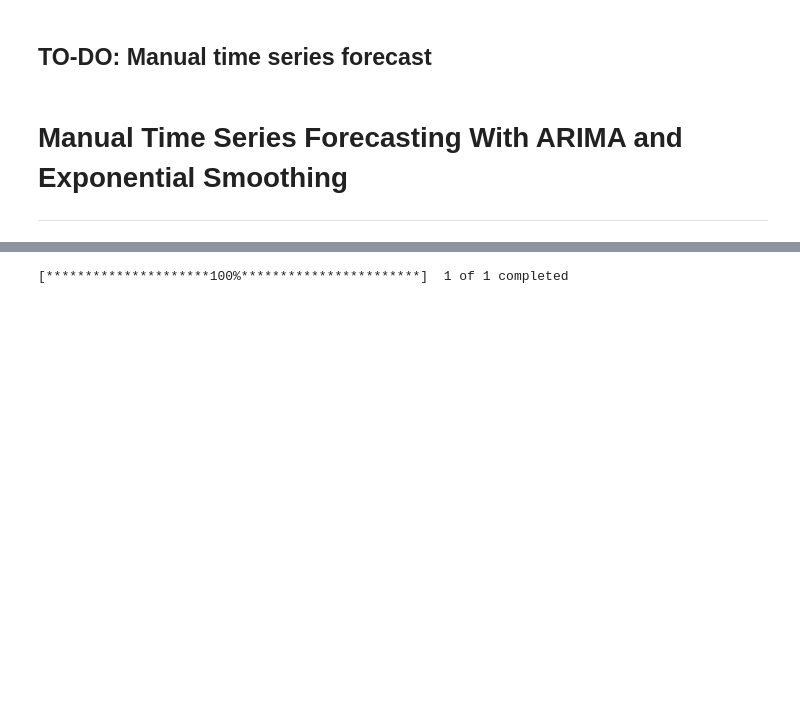
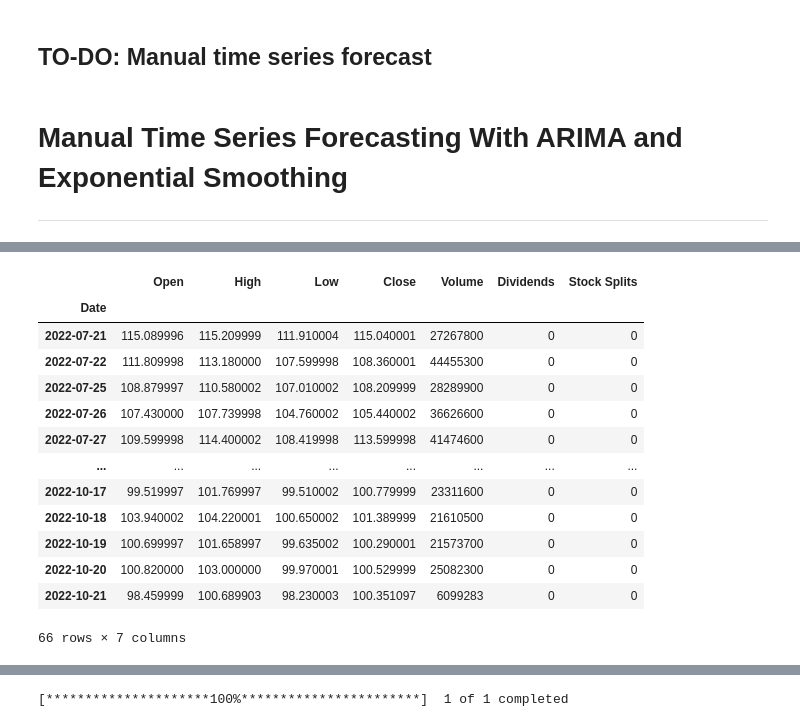
Before and after one commit to furkaneneseren/Time-Series-Prophet, a Jupyter notebook: time-series-prophet.ipynb, the cells around one changed output, grey strips where cells are left out. Cells and saved outputs as stored; diff of their text form; code cells hidden in the pictures; blank space fills up the shorter version.

```diff
--- a/time-series-prophet.ipynb
+++ b/time-series-prophet.ipynb
@@ -916,0 +916,18 @@ train_end_date = "2022-08-14"
+# %%
+data_candle_plot = yf.Ticker("GOOG").history(period="3mo")
+data_candle_plot
+# %% [output]
+|  | Open | High | Low | Close | Volume | Dividends | Stock Splits |
+| Date |  |  |  |  |  |  |  |
+| 2022-07-21 | 115.089996 | 115.209999 | 111.910004 | 115.040001 | 27267800 | 0 | 0 |
+| 2022-07-22 | 111.809998 | 113.180000 | 107.599998 | 108.360001 | 44455300 | 0 | 0 |
+| 2022-07-25 | 108.879997 | 110.580002 | 107.010002 | 108.209999 | 28289900 | 0 | 0 |
+| 2022-07-26 | 107.430000 | 107.739998 | 104.760002 | 105.440002 | 36626600 | 0 | 0 |
+| 2022-07-27 | 109.599998 | 114.400002 | 108.419998 | 113.599998 | 41474600 | 0 | 0 |
+| ... | ... | ... | ... | ... | ... | ... | ... |
+| 2022-10-17 | 99.519997 | 101.769997 | 99.510002 | 100.779999 | 23311600 | 0 | 0 |
+| 2022-10-18 | 103.940002 | 104.220001 | 100.650002 | 101.389999 | 21610500 | 0 | 0 |
+| 2022-10-19 | 100.699997 | 101.658997 | 99.635002 | 100.290001 | 21573700 | 0 | 0 |
+| 2022-10-20 | 100.820000 | 103.000000 | 99.970001 | 100.529999 | 25082300 | 0 | 0 |
+| 2022-10-21 | 98.459999 | 100.689903 | 98.230003 | 100.351097 | 6099283 | 0 | 0 |
+66 rows × 7 columns
```
Also changed, not shown: parts of 6 cells of this notebook.
